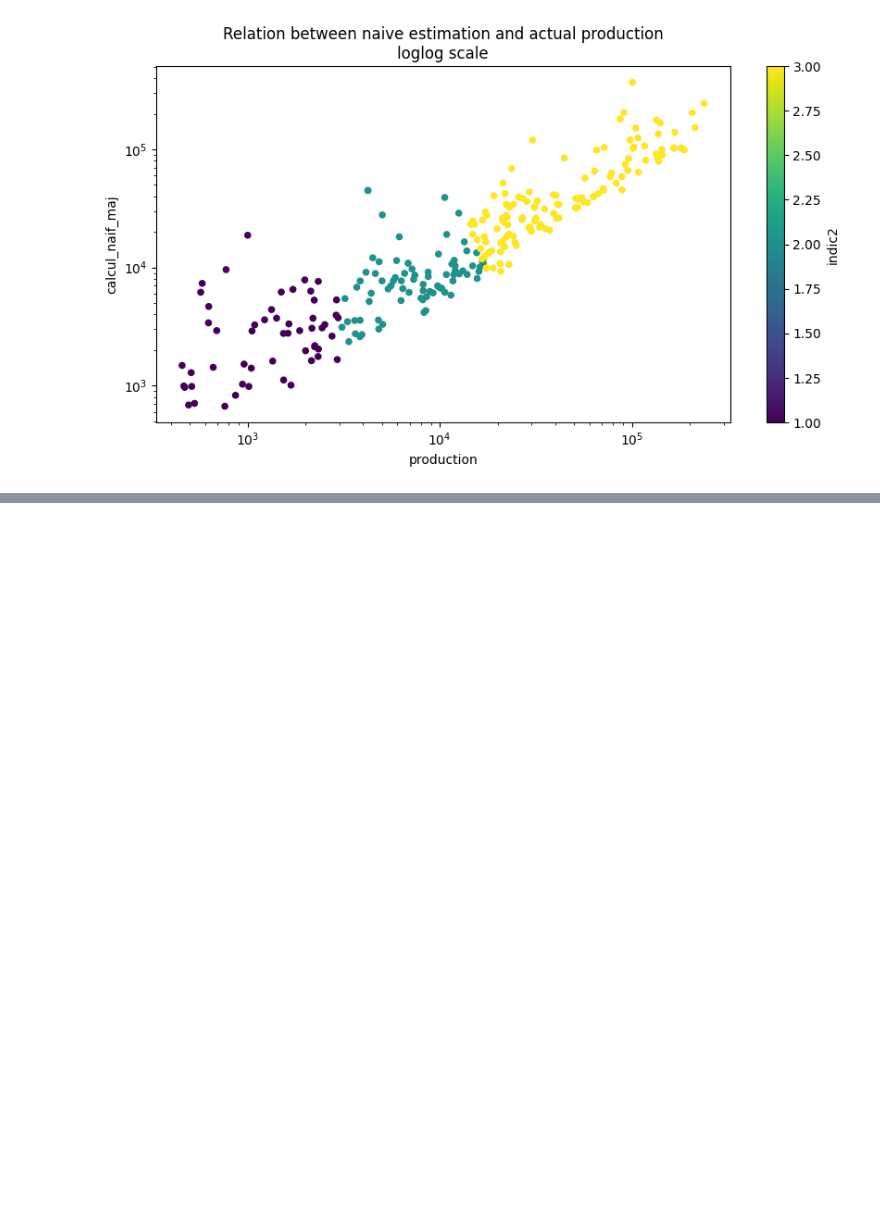
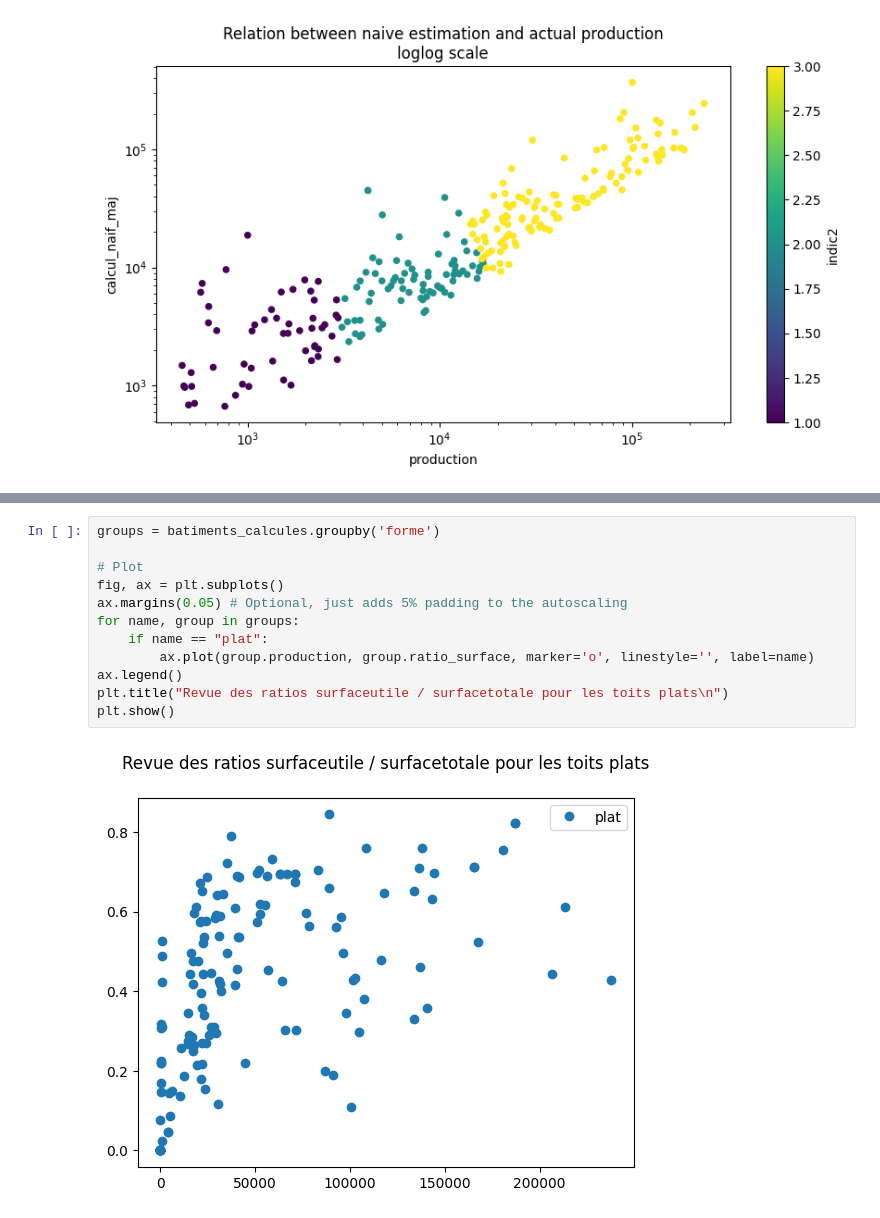
Before and after one commit to jbuiquan/13_potentiel_solaire, a Jupyter notebook: algorithme/notebooks/verif_haut_niveau.ipynb, the cells around one changed output, grey strips where cells are left out. Drawn from its saved outputs; the diff is of its cells as text; blank space fills up the shorter version.

```diff
--- a/algorithme/notebooks/verif_haut_niveau.ipynb
+++ b/algorithme/notebooks/verif_haut_niveau.ipynb
@@ -136,0 +163,14 @@ batiments_calcules[batiments_calcules.indic2 > 0].plot.scatter( \
+# %%
+groups = batiments_calcules.groupby('forme')
+
+# Plot
+fig, ax = plt.subplots()
+ax.margins(0.05) # Optional, just adds 5% padding to the autoscaling
+for name, group in groups:
+    if name == "plat":
+        ax.plot(group.production, group.ratio_surface, marker='o', linestyle='', label=name)
+ax.legend()
+plt.title("Revue des ratios surfaceutile / surfacetotale pour les toits plats\n")
+plt.show()
+# %% [output]
+[figure, added]
```
Also changed, not shown: parts of 5 cells of this notebook.
